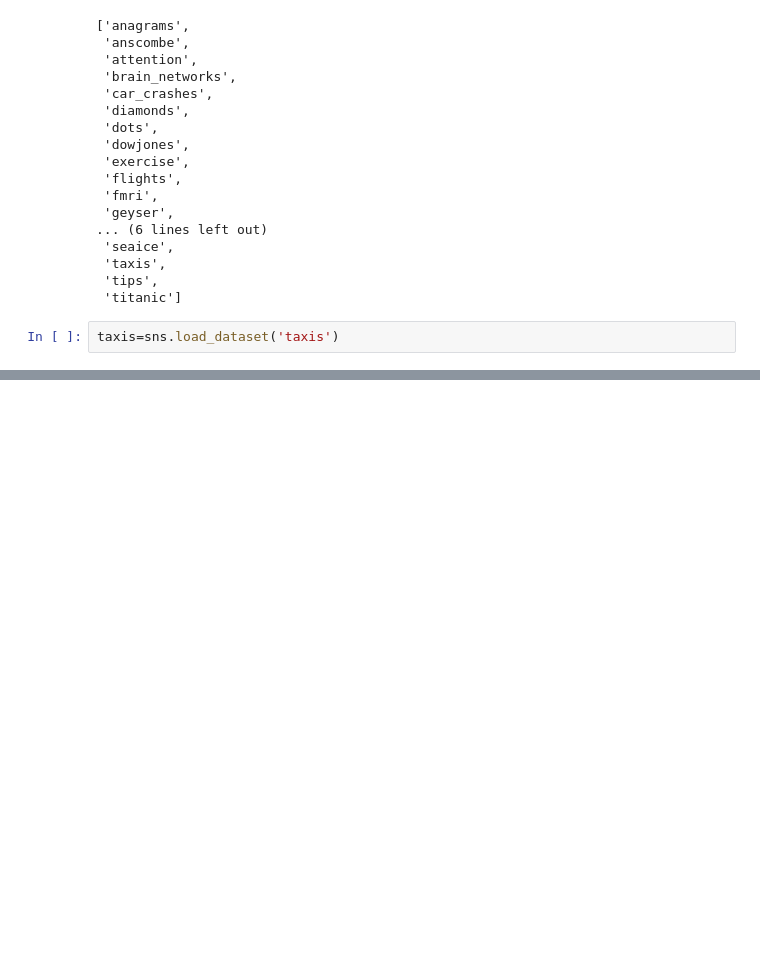
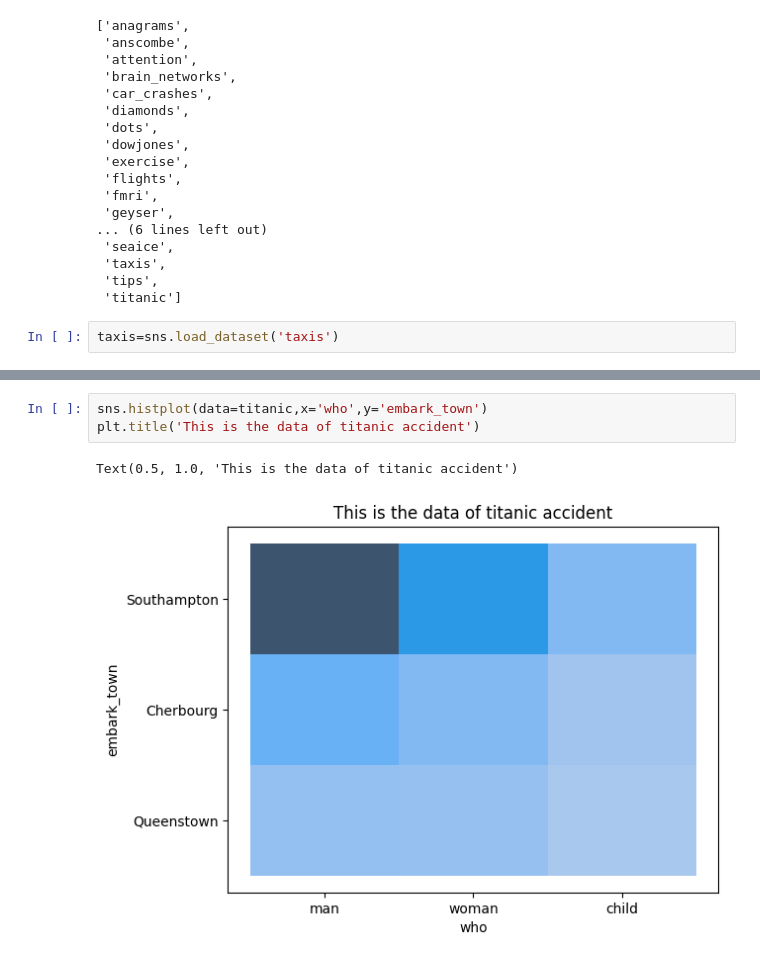
Before and after one commit to kailashchaudhary-p/Data-Science-Learning, a Jupyter notebook: Seaborn.ipynb, the cells around one changed output, grey strips where cells are left out. Saved outputs shown, nothing was run; the diff lists cells and outputs as text; blank space fills up the shorter version.

```diff
--- a/Seaborn.ipynb
+++ b/Seaborn.ipynb
@@ -48,0 +155,6 @@ taxis.head()
+# %%
+sns.histplot(data=titanic,x='who',y='embark_town')
+plt.title('This is the data of titanic accident')
+# %% [output]
+Text(0.5, 1.0, 'This is the data of titanic accident')
+[figure, added]
```
Also changed, not shown: parts of 9 cells of this notebook.
